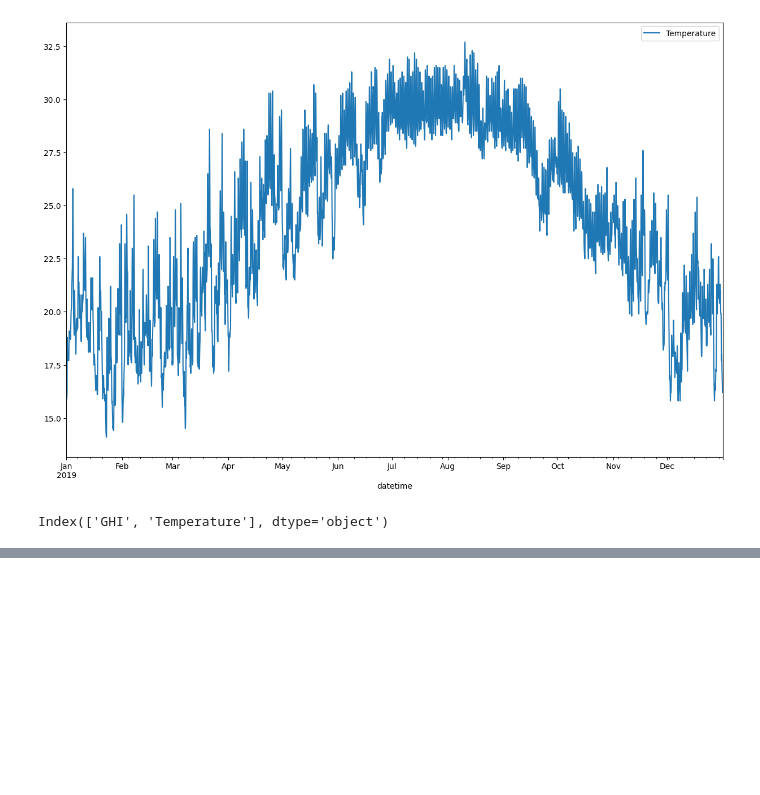
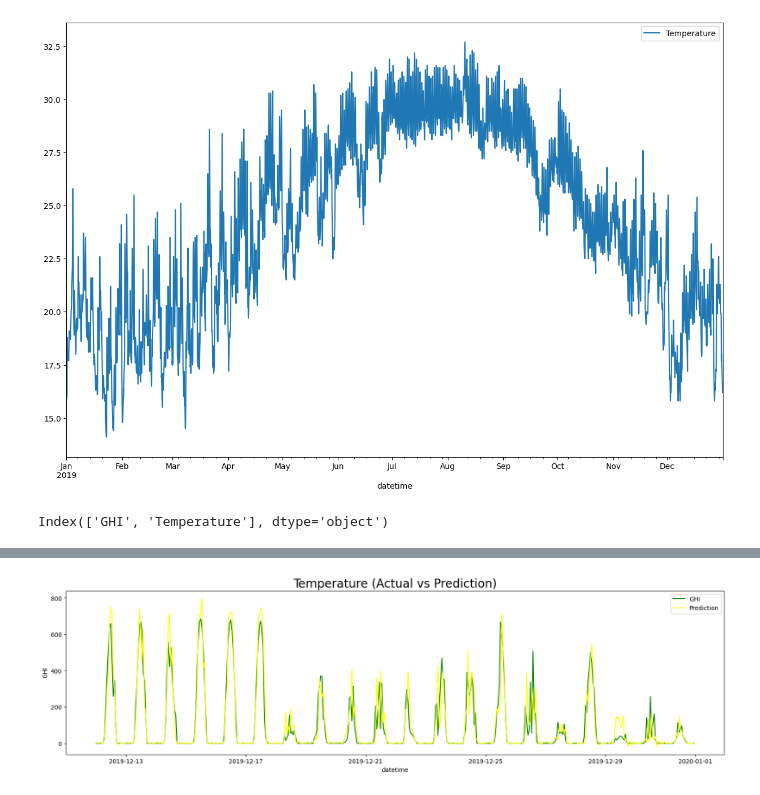
Before and after one commit to Rr-Diajeng/progress_ta, a Jupyter notebook: multi_variate_lstm/ghi_temp.ipynb, the cells around one changed output, grey strips where cells are left out. Saved outputs shown, nothing was run; the diff lists cells and outputs as text; code cells hidden in the pictures; blank space fills up the shorter version.

```diff
--- a/multi_variate_lstm/ghi_temp.ipynb
+++ b/multi_variate_lstm/ghi_temp.ipynb
@@ -123,0 +162,9 @@ grid_search = grid_search.fit(trainX, trainY)
+# %%
+fig = plt.figure(figsize=(20,5))
+sns.lineplot(data=df_result[-480:], x='datetime', y='GHI', label='GHI', color='green')
+sns.lineplot(data=df_result[-480:], x='datetime', y='pred', label='Prediction', color='yellow')
+plt.title('Temperature (Actual vs Prediction)', size=20)
+plt.legend()
+plt.show()
+# %% [output]
+[figure, added]
```
Also changed, not shown: parts of 21 cells of this notebook, 3 other files.
